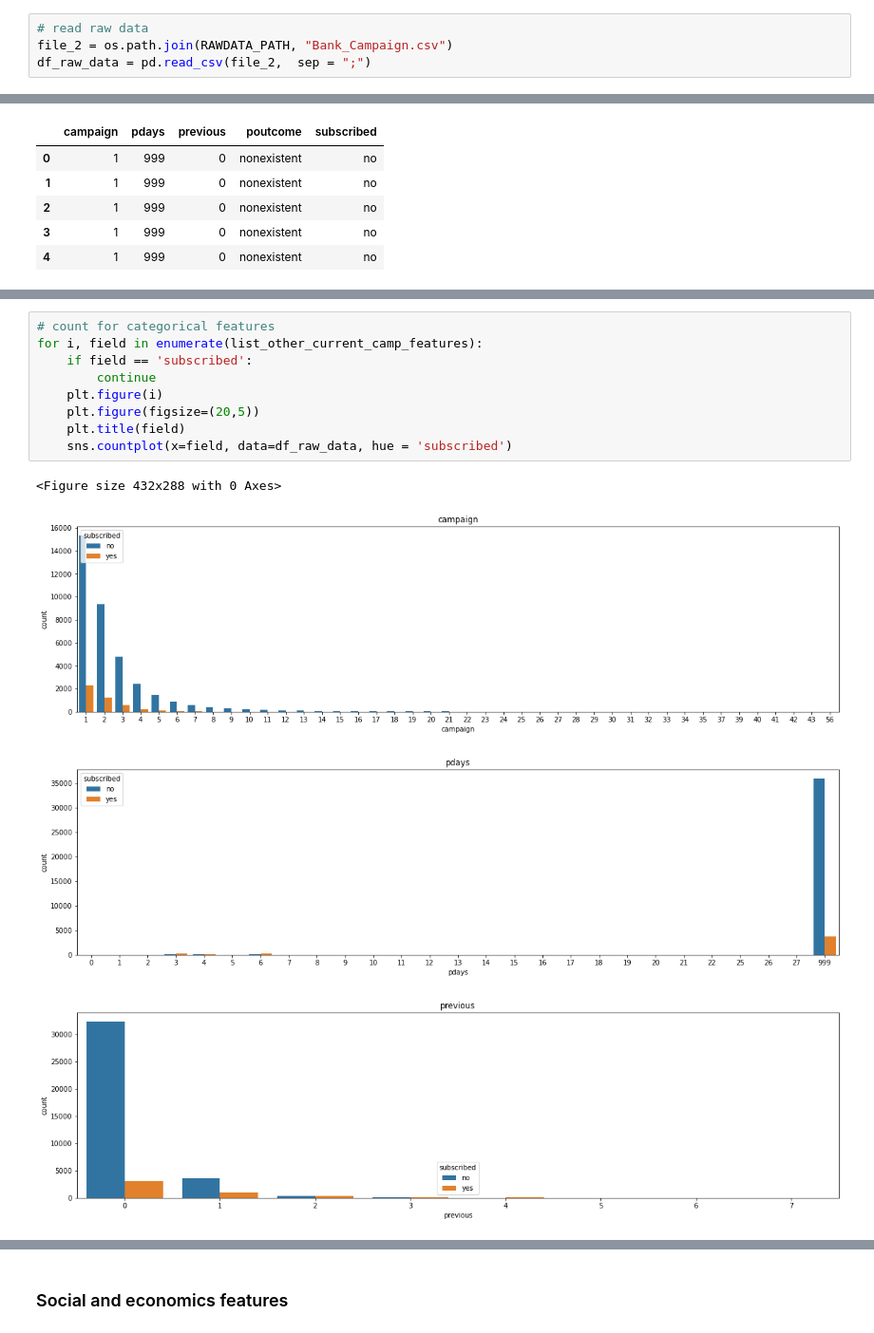
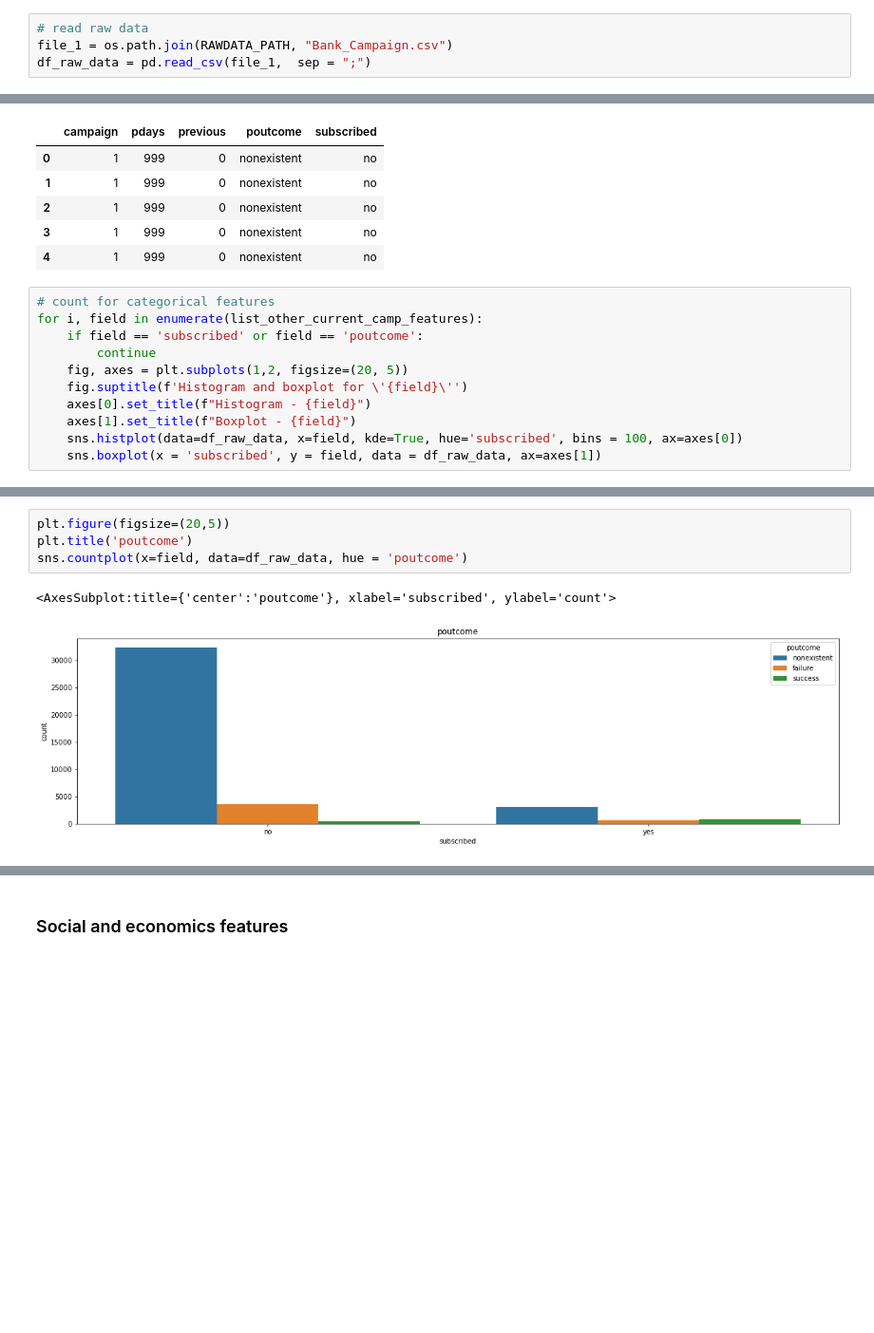
Before and after one commit to cgaravitoc/machine_learning, a Jupyter notebook: bank_transactions/notebooks/1.0_bank_campaign_EDA.ipynb, the cells around one changed output, grey strips where cells are left out. Shown: that part at 95% size. Cells and saved outputs as stored; diff of their text form; blank space fills up the shorter version.

Commit message:
update data_prep and logistic_reg model

```diff
--- a/bank_transactions/notebooks/1.0_bank_campaign_EDA.ipynb
+++ b/bank_transactions/notebooks/1.0_bank_campaign_EDA.ipynb
@@ -21,4 +22,4 @@ RAWDATA_PATH = os.path.join(PROJECT_PATH, os.pardir, 'data', 'raw')
 # %%
 # read raw data
-file_2 = os.path.join(RAWDATA_PATH, "Bank_Campaign.csv")
-df_raw_data = pd.read_csv(file_2,  sep = ";")
+file_1 = os.path.join(RAWDATA_PATH, "Bank_Campaign.csv")
+df_raw_data = pd.read_csv(file_1,  sep = ";")
@@ -245,3 +229,14 @@ df_raw_data[list_other_current_camp_features].head()
 | 2 | 1 | 999 | 0 | nonexistent | no |
 | 3 | 1 | 999 | 0 | nonexistent | no |
 | 4 | 1 | 999 | 0 | nonexistent | no |
+# %%
+# count for categorical features
+for i, field in enumerate(list_other_current_camp_features):
+    if field == 'subscribed' or field == 'poutcome':
+        continue
+    fig, axes = plt.subplots(1,2, figsize=(20, 5))
+    fig.suptitle(f'Histogram and boxplot for \'{field}\'')
+    axes[0].set_title(f"Histogram - {field}")
+    axes[1].set_title(f"Boxplot - {field}")
+    sns.histplot(data=df_raw_data, x=field, kde=True, hue='subscribed', bins = 100, ax=axes[0])
+    sns.boxplot(x = 'subscribed', y = field, data = df_raw_data, ax=axes[1])
@@ -248,14 +247,7 @@ df_raw_data[list_other_current_camp_features].head()
 # %%
-# count for categorical features
-for i, field in enumerate(list_other_current_camp_features):
-    if field == 'subscribed':
-        continue
-    plt.figure(i)
-    plt.figure(figsize=(20,5))
-    plt.title(field)
-    sns.countplot(x=field, data=df_raw_data, hue = 'subscribed')
+plt.figure(figsize=(20,5))
+plt.title('poutcome')
+sns.countplot(x=field, data=df_raw_data, hue = 'poutcome')
 # %% [output]
-<Figure size 432x288 with 0 Axes>
+<AxesSubplot:title={'center':'poutcome'}, xlabel='subscribed', ylabel='count'>
-[figure, old version]
+[figure, new version]
-[figure, removed]
-[figure, removed]
```
Also changed, not shown: parts of 29 cells of this notebook, 9 other files.
